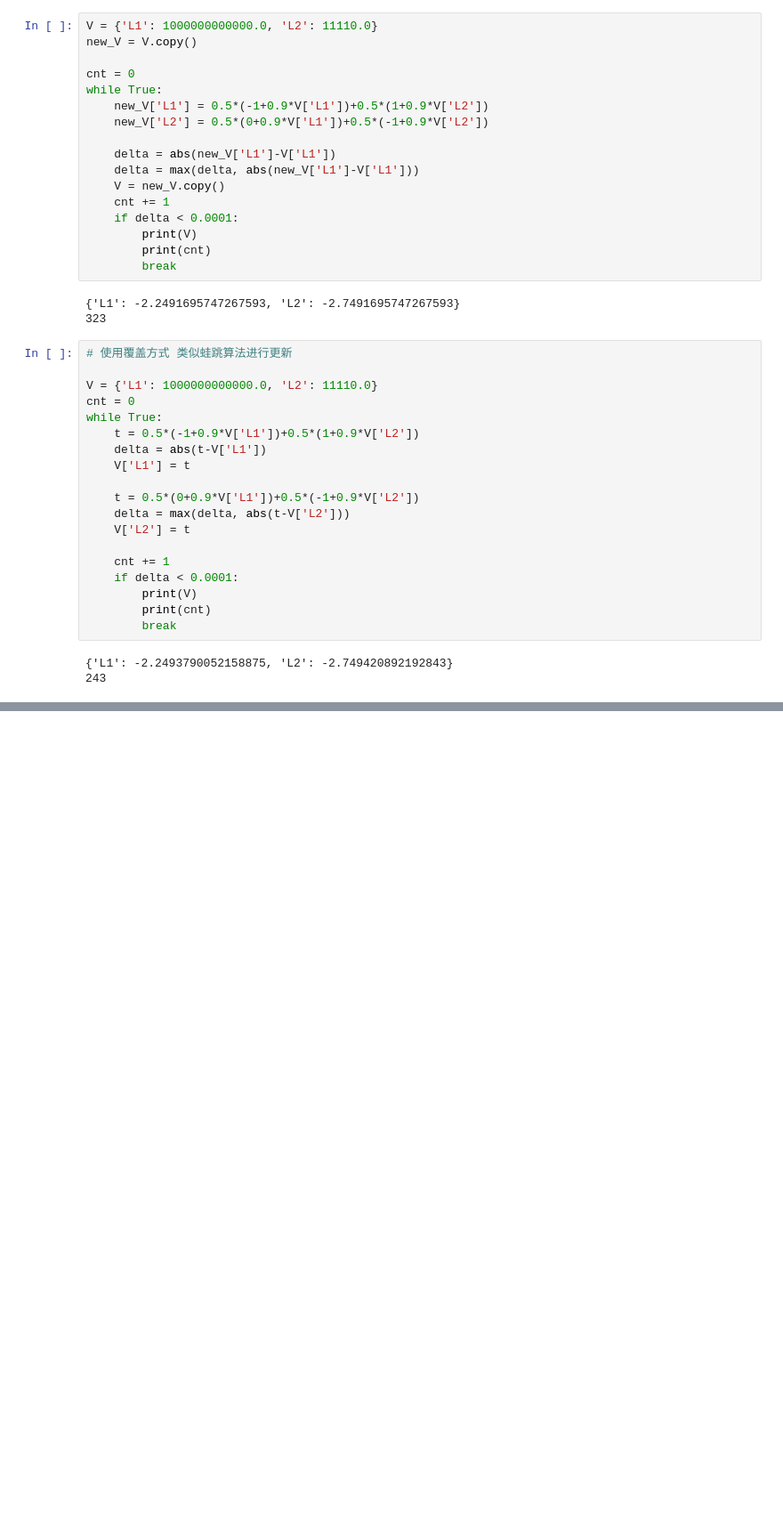
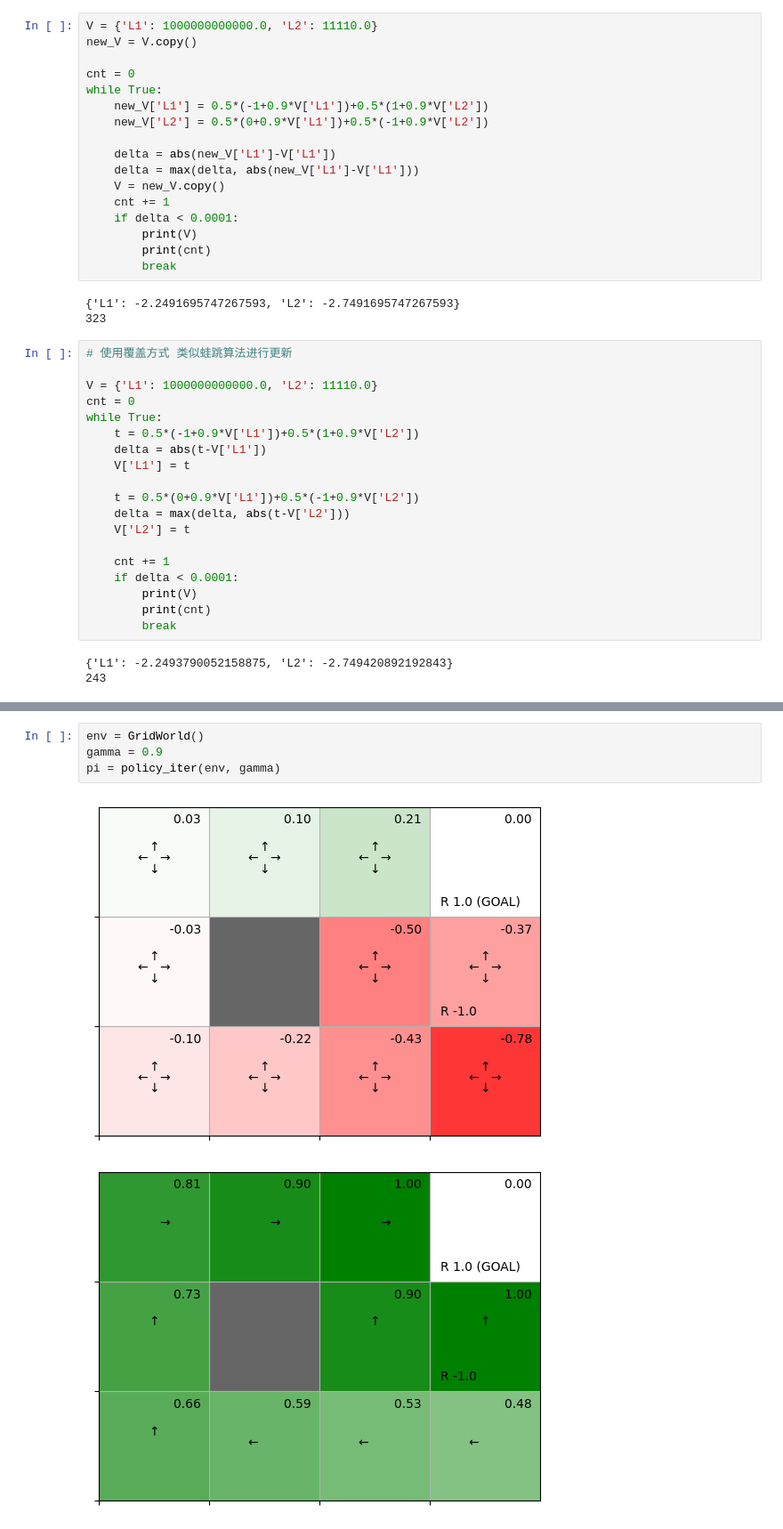
Before and after one commit to LHY-in-universe/DeepLearning_note, a Jupyter notebook: 深度学习强化学习/动态规划法.ipynb, the cells around one changed output, grey strips where cells are left out. Shown at 89% size. Cells and saved outputs as stored; diff of their text form; blank space fills up the shorter version.

```diff
--- a/深度学习强化学习/动态规划法.ipynb
+++ b/深度学习强化学习/动态规划法.ipynb
@@ -87,0 +476,7 @@ while True:
+# %%
+env = GridWorld()
+gamma = 0.9
+pi = policy_iter(env, gamma)
+# %% [output]
+[figure, added]
+[figure, added]
```
Also changed, not shown: parts of 16 cells of this notebook, 6 other files.
